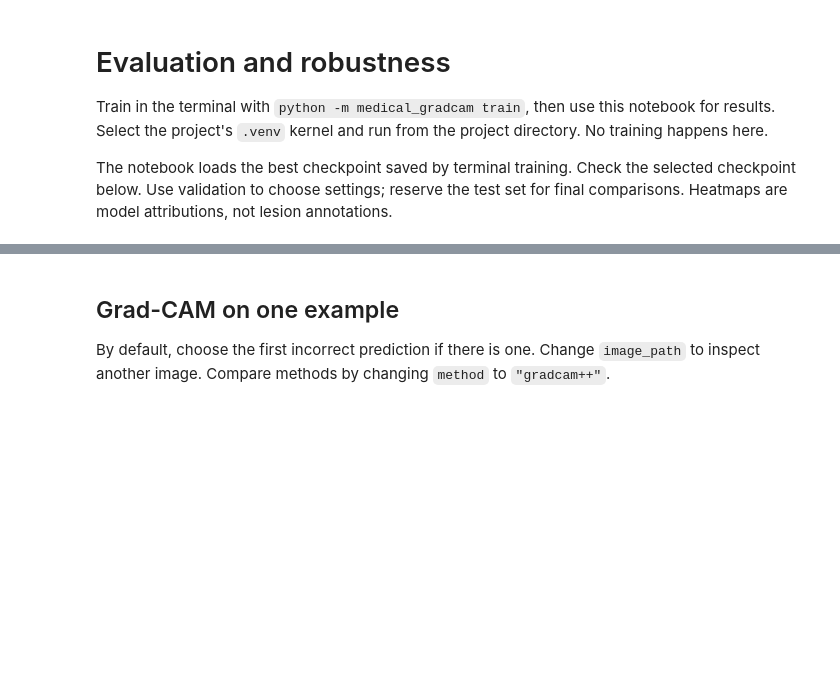
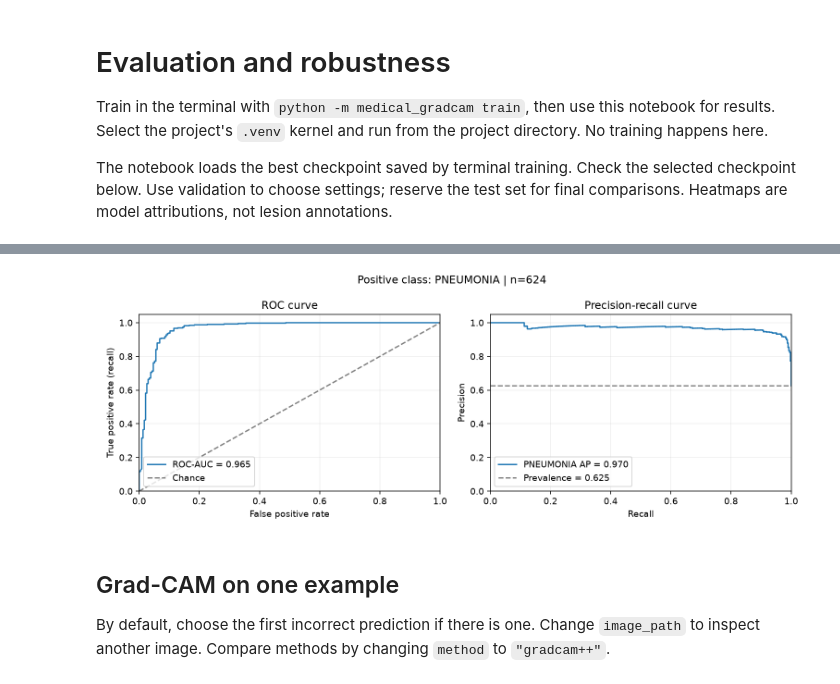
Before and after one commit to thinhngoeleting-max/AI-medical-image, a Jupyter notebook: Evaluation.ipynb, the cells around one changed output, grey strips where cells are left out. Drawn from its saved outputs; the diff is of its cells as text; code cells hidden in the pictures; blank space fills up the shorter version.

```diff
--- a/Evaluation.ipynb
+++ b/Evaluation.ipynb
@@ -64,3 +131,7 @@ display(DisplayImage(filename=str(evaluation_dir / "confusion_matrix.png")))
+# %%
+display(DisplayImage(filename=str(evaluation_dir / "ranking_curves.png")))
+# %% [output]
+[figure, added]
 # %% [markdown]
 ## Grad-CAM on one example
 By default, choose the first incorrect prediction if there is one. Change `image_path`
```
Also changed, not shown: parts of 9 cells of this notebook, 3 other files.
